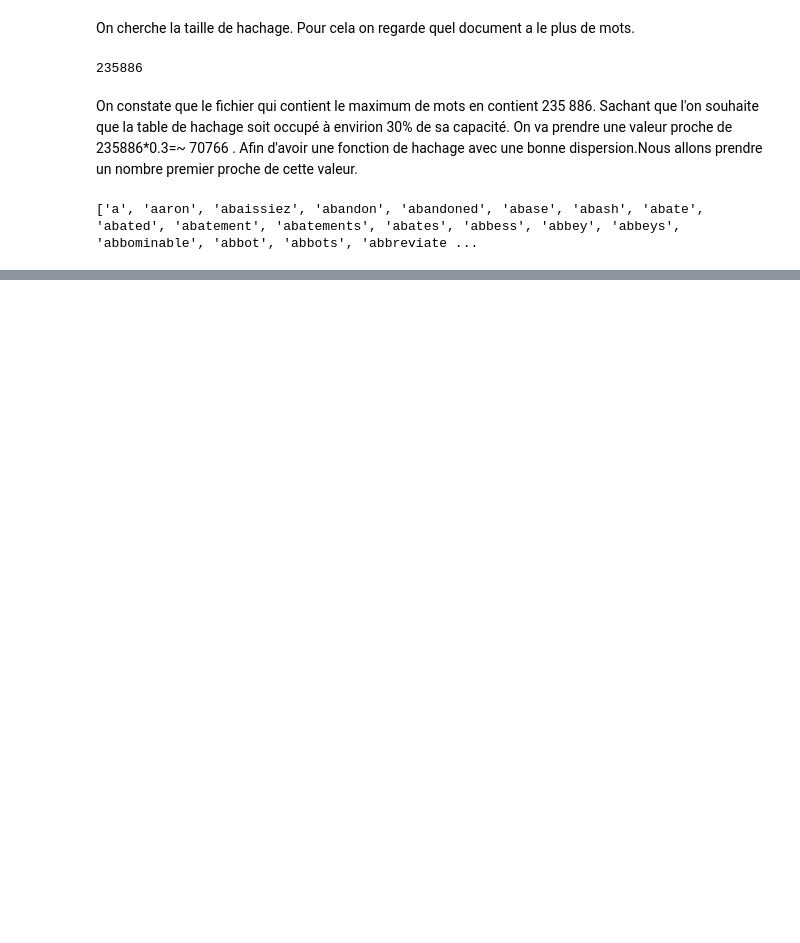
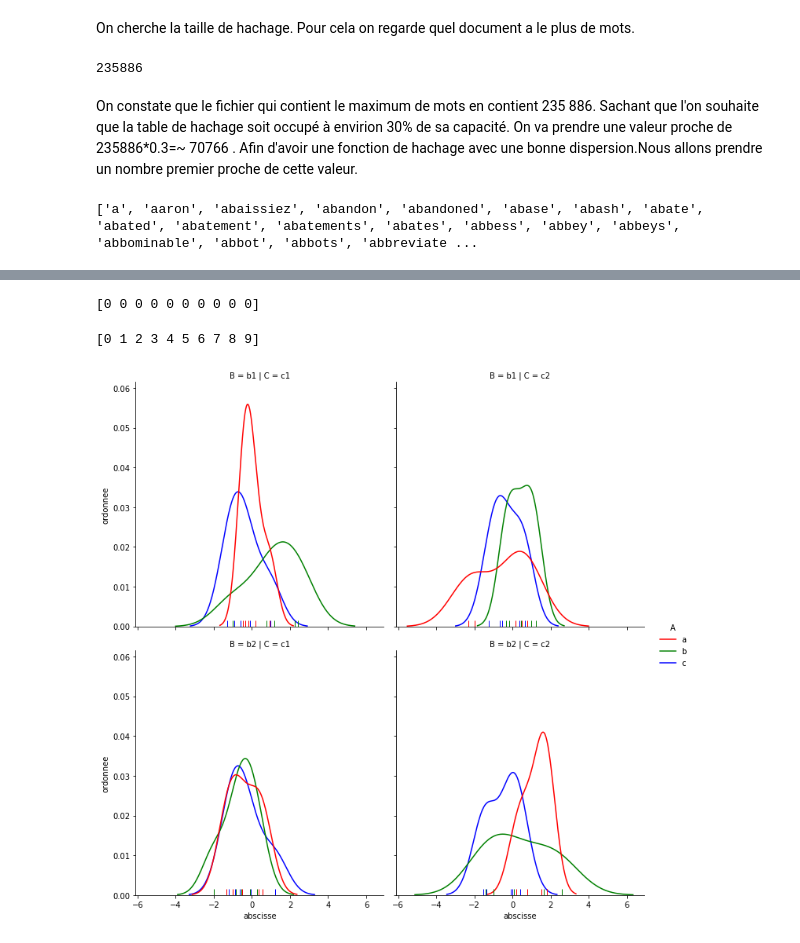
Before and after one commit to maxant38/big_data_hash_table, a Jupyter notebook: TP1.ipynb, the cells around one changed output, grey strips where cells are left out. Drawn from its saved outputs; the diff is of its cells as text; code cells hidden in the pictures; blank space fills up the shorter version.

```diff
--- a/TP1.ipynb
+++ b/TP1.ipynb
@@ -86,0 +220,24 @@ plt.show()
+# %%
+print(np.array([0]*10))
+# %% [output]
+[0 0 0 0 0 0 0 0 0 0]
+# %%
+print(np.arange(10))
+# %% [output]
+[0 1 2 3 4 5 6 7 8 9]
+# %%
+import random
+
+random.seed(0)
+df = pd.DataFrame({'v': [random.gauss(0, 1) for i in range(60)],
+                       'A': sum([['a', 'b', 'c'] for i in range(20)], []),
+                       'B': sum([['b1', 'b2'] for i in range(30)], []),
+                       'C': sum([['c1', 'c2', 'c2', 'c1'] for i in range(15)], [])})
+
+fg = sns.displot(x = 'v', data = df, color = 'green', hue = 'A', row = 'B', col = 'C',
+  kind = 'kde', rug = True, palette = {'a': 'red', 'b': 'green', 'c': 'blue'})
+fg.set_xlabels('abscisse')
+fg.set_ylabels('ordonnee')
+fg.tight_layout()
+# %% [output]
+[figure, added]
```
Also changed, not shown: parts of 5 cells of this notebook, 2 other files.
